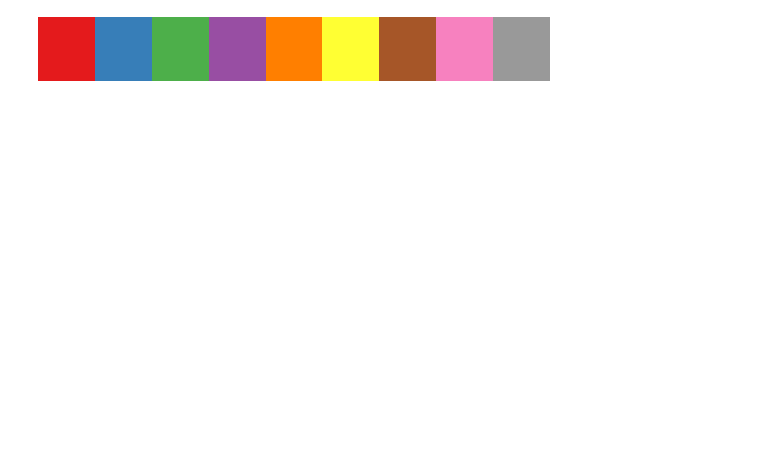
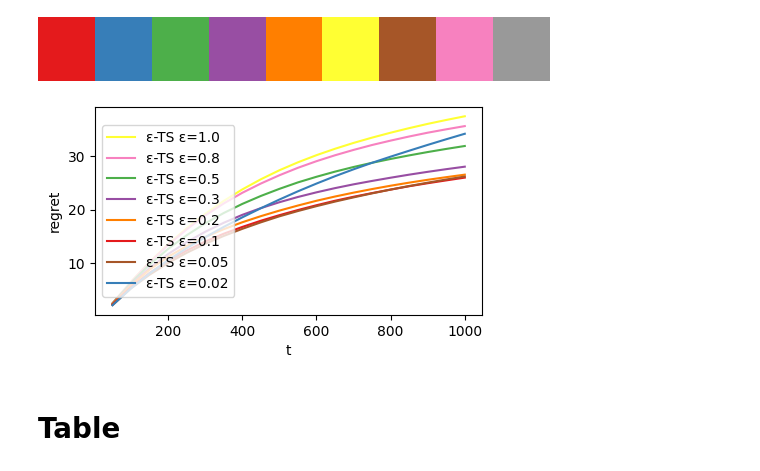
Before and after one commit to xianglinyang/TS, a Jupyter notebook: epsilon_plot.ipynb, the cells around one changed output. Cells and saved outputs as stored; diff of their text form; code cells hidden in the pictures; blank space fills up the shorter version.

```diff
--- a/epsilon_plot.ipynb
+++ b/epsilon_plot.ipynb
@@ -3,8 +3,7 @@ import numpy as np
 import matplotlib.pyplot as plt
 import os
 # %%
-DISTRIBUTIONS = ["Gaussian", "Bernoulli", "Poisson", "Gamma"]
-BASELINE = ["TSGreedy"]
+BASELINE = "TSGreedy"
 PROBS = [1.0, 0.8, 0.5, 0.3, 0.2, 0.1, 0.05, 0.02]
 # %%
 T = pow(10, 3)
@@ -25,23 +34,13 @@ palette
 # %%
 palette = plt.get_cmap('Set1')
 colormap = {
-    "ε-TS ε=1.0": palette(0),
-    "ε-TS ε=0.8": palette(1),
+    "ε-TS ε=1.0": palette(5),
+    "ε-TS ε=0.8": palette(7),
     "ε-TS ε=0.5": palette(2),
     "ε-TS ε=0.3": palette(3),
     "ε-TS ε=0.2": palette(4),
-    "ε-TS ε=0.1": palette(5),
+    "ε-TS ε=0.1": palette(0),
     "ε-TS ε=0.05": palette(6),
-    "ε-TS ε=0.02": palette(7),
+    "ε-TS ε=0.02": palette(1),
 }
 linestyle = "solid"
-# linestyles = {
-#     "lower bound": "solid",
-#     "KL_UCB":"dotted",
-#     "KL_UCB_plus_plus":"dotted",
-#     "TS":"dashed",
-#     "MOTS":"dashdot",
-#     "ExpTS":"dashed",
-#     "ExpTS_plus": "dashdot",
-#     "TSGreedy":"solid"
-# }
@@ -58,20 +47,27 @@ DISTRIBUTION = "Gaussian"
+# %%
+# DISTRIBUTIONS = ["Gaussian", "Bernoulli", "Poisson", "Gamma"]
+DISTRIBUTION = "Gamma"
 # %%
 # Note that even in the OO-style, we use `.pyplot.figure` to create the Figure.
 fig, ax = plt.subplots(figsize=(5, 2.7))
 for PROB in PROBS:
     data = load_avg(BASELINE, N, DISTRIBUTION, PROB, T, REPEAT)
-    percentile_5 = np.percentile(data, 5, axis=0)
-    percentile_95 = np.percentile(data, 95, axis=0)
     means = data.mean(axis=0)
-    ax.plot(record_time, means, label="{}".format(NAME_IN_PLOT(PROB)), color=colormap[BASELINE], linestyle=linestyle)
-    ax.fill_between(record_time, percentile_5, percentile_95, color=colormap[BASELINE], alpha=0.2)
+    ax.plot(record_time, means, label="{}".format(NAME_IN_PLOT(PROB)), color=colormap[f'ε-TS ε={PROB}'], linestyle=linestyle)
+    # percentile_5 = np.percentile(data, 5, axis=0)
+    # percentile_95 = np.percentile(data, 95, axis=0)
+    # ax.fill_between(record_time, percentile_5, percentile_95, color=colormap[BASELINE], alpha=0.2)
 
 ax.set_xlabel('t')  # Add an x-label to the axes.
 ax.set_ylabel('regret')  # Add a y-label to the axes.
-ax.set_title(f'N={N} {DISTRIBUTION}')  # Add a title to the axes.
-ax.legend(loc="center left",ncol=1, bbox_to_anchor=(-0.55, 0.5), bbox_transform=ax.transAxes)  # Add a legend.
-plt.savefig("epsilon_plot_results/{}_{}.pdf".format(N, DISTRIBUTION),
+# ax.set_title(f'N={N} {DISTRIBUTION}')  # Add a title to the axes.
+ax.legend(loc="center left",ncol=1, bbox_to_anchor=(0, 0.5), bbox_transform=ax.transAxes)  # Add a legend.
+plt.savefig("epsilon_plot_results/epsilon_{}_{}.pdf".format(N, DISTRIBUTION),
     dpi=300,
     bbox_inches="tight",
     pad_inches=0.0,
     )
+# %% [output]
+[figure, added]
+# %% [markdown]
+# Table
```
Also changed, not shown: parts of 11 cells of this notebook, 1 other file.
